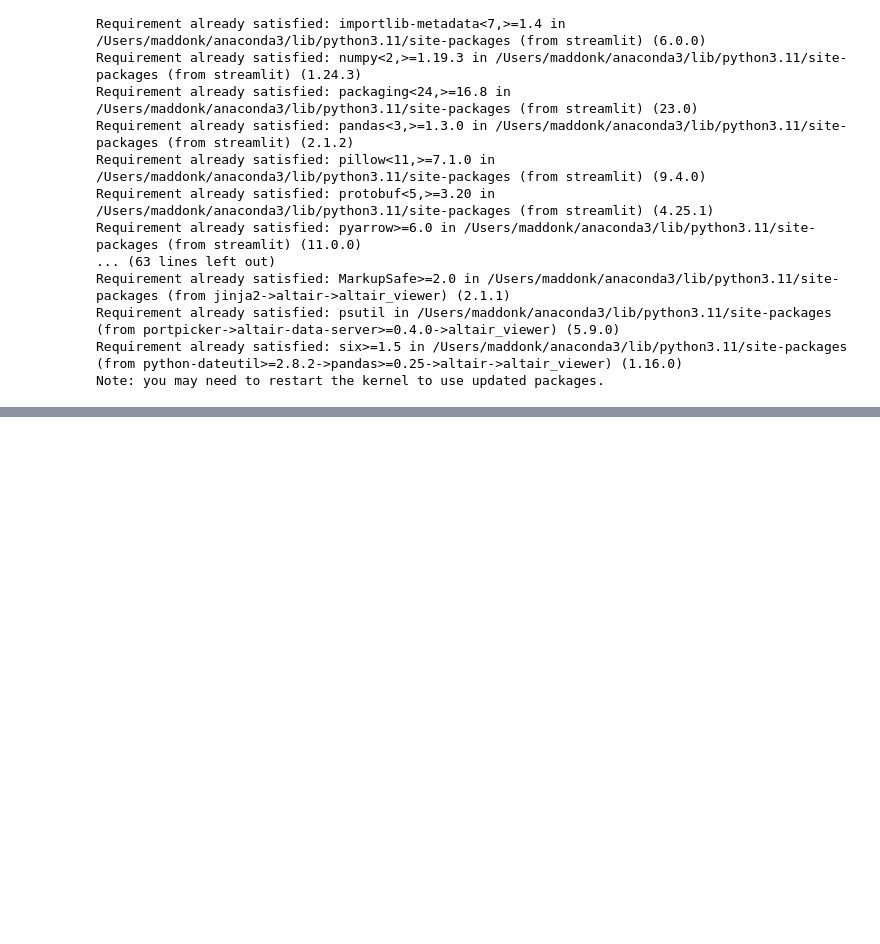
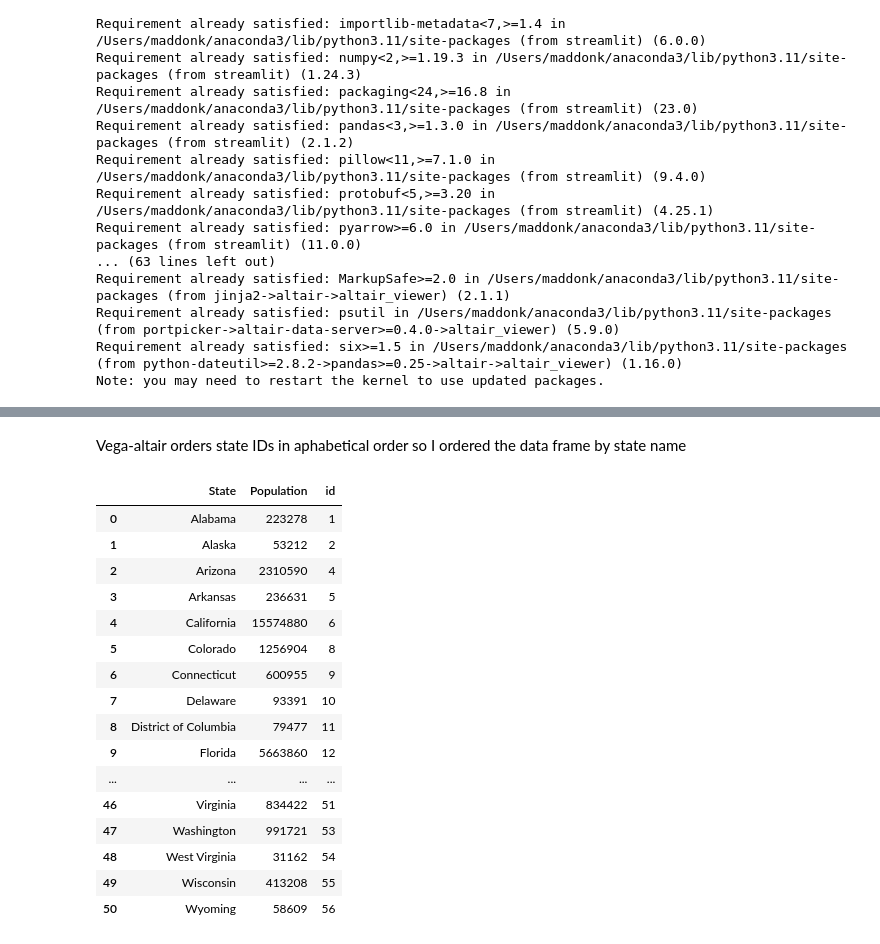
Before and after one commit to lse-ds105/ds105a-project-politics_and_datascience, a Jupyter notebook: docs/nb02.ipynb, the cells around one changed output, grey strips where cells are left out. Saved outputs shown, nothing was run; the diff lists cells and outputs as text; code cells hidden in the pictures; blank space fills up the shorter version.

```diff
--- a/docs/nb02.ipynb
+++ b/docs/nb02.ipynb
@@ -84,0 +130,29 @@ alt.Chart(states).mark_geoshape().encode(
+# %% [markdown]
+Vega-altair orders state IDs in aphabetical order so I ordered the data frame by state name
+# %%
+
+df = df.sort_values(by="State")
+df=df.reset_index(drop=True)
+#df['id']= data.population_engineers_hurricanes()
+df.head()
+ids = data.population_engineers_hurricanes()
+df["id"]=ids['id']
+df
+# %% [output]
+|  | State | Population | id |
+| 0 | Alabama | 223278 | 1 |
+| 1 | Alaska | 53212 | 2 |
+| 2 | Arizona | 2310590 | 4 |
+| 3 | Arkansas | 236631 | 5 |
+| 4 | California | 15574880 | 6 |
+| 5 | Colorado | 1256904 | 8 |
+| 6 | Connecticut | 600955 | 9 |
+| 7 | Delaware | 93391 | 10 |
+| 8 | District of Columbia | 79477 | 11 |
+| 9 | Florida | 5663860 | 12 |
+| ... | ... | ... | ... |
+| 46 | Virginia | 834422 | 51 |
+| 47 | Washington | 991721 | 53 |
+| 48 | West Virginia | 31162 | 54 |
+| 49 | Wisconsin | 413208 | 55 |
+| 50 | Wyoming | 58609 | 56 |
```
Also changed, not shown: parts of 9 cells of this notebook.
